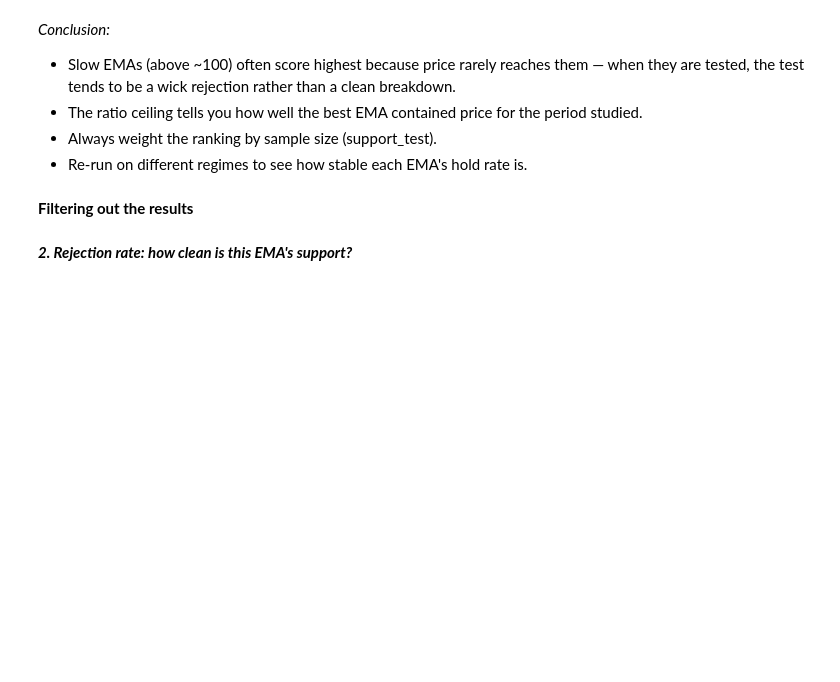
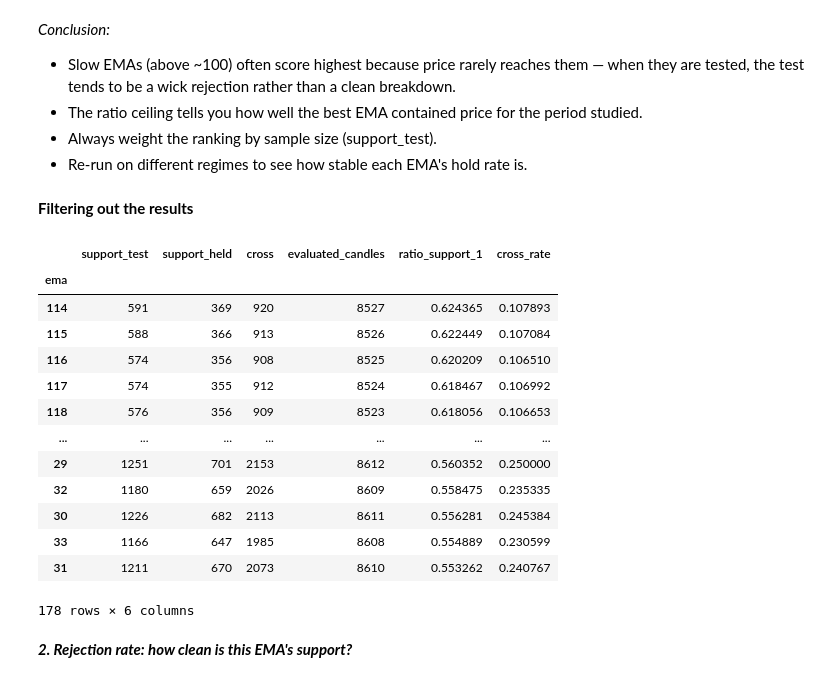
Before and after one commit to Galina-Makarchuk/ema_analysis, a Jupyter notebook: 2_ema_analysis.ipynb, the cells around one changed output. Cells and saved outputs as stored; diff of their text form; code cells hidden in the pictures; blank space fills up the shorter version.

```diff
--- a/2_ema_analysis.ipynb
+++ b/2_ema_analysis.ipynb
@@ -334,9 +342,24 @@ __Filtering out the results__
 # %%
 # Top 10 EMAs that pass both filters: cross-frequency (structural) and sample-size (statistical)
 
 ratio_support_1_filtered = filter_by_cross_rate(ratio_support_1, MAX_CROSS_RATE)
 ratio_support_1_filtered = ratio_support_1_filtered[ratio_support_1_filtered["support_test"] >= MIN_TOUCHES_SUP]
-ratio_support_1_filtered.head(10)
+ratio_support_1_filtered
+# %% [output]
+|  | support_test | support_held | cross | evaluated_candles | ratio_support_1 | cross_rate |
+| ema |  |  |  |  |  |  |
+| 114 | 591 | 369 | 920 | 8527 | 0.624365 | 0.107893 |
+| 115 | 588 | 366 | 913 | 8526 | 0.622449 | 0.107084 |
+| 116 | 574 | 356 | 908 | 8525 | 0.620209 | 0.106510 |
+| 117 | 574 | 355 | 912 | 8524 | 0.618467 | 0.106992 |
+| 118 | 576 | 356 | 909 | 8523 | 0.618056 | 0.106653 |
+| ... | ... | ... | ... | ... | ... | ... |
+| 29 | 1251 | 701 | 2153 | 8612 | 0.560352 | 0.250000 |
+| 32 | 1180 | 659 | 2026 | 8609 | 0.558475 | 0.235335 |
+| 30 | 1226 | 682 | 2113 | 8611 | 0.556281 | 0.245384 |
+| 33 | 1166 | 647 | 1985 | 8608 | 0.554889 | 0.230599 |
+| 31 | 1211 | 670 | 2073 | 8610 | 0.553262 | 0.240767 |
+178 rows × 6 columns
 # %% [markdown]
 __*2. Rejection rate: how clean is this EMA's support?*__
 # %% [markdown]
```
Also changed, not shown: parts of 12 cells of this notebook, 4 other files.
